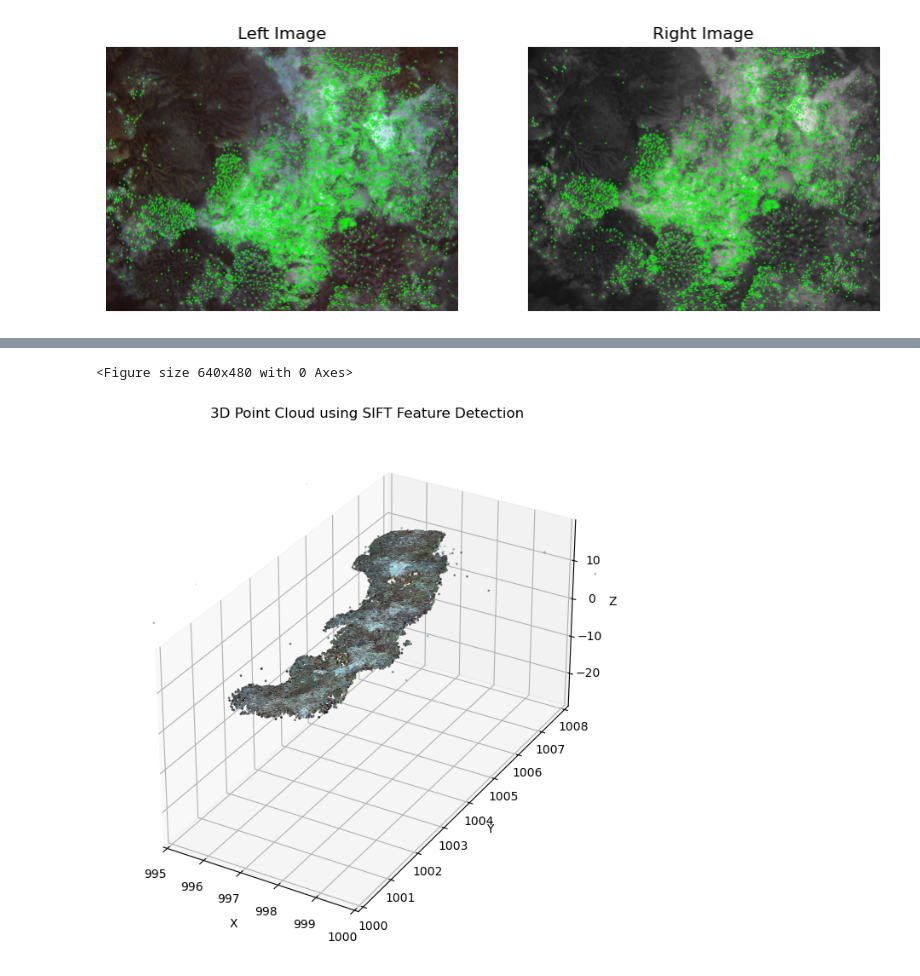
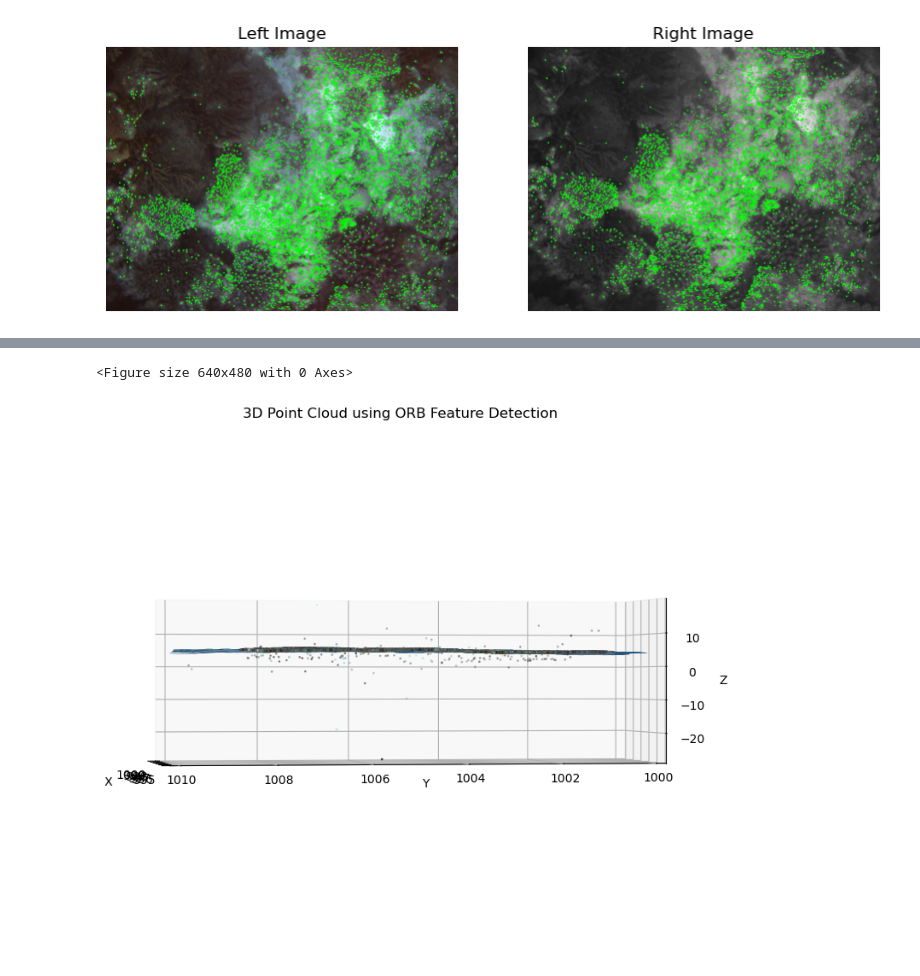
Before and after one commit to AmelineA2003/AMME5710, a Jupyter notebook: Assignments/A2/Question_1/Q1_A2.ipynb, the cells around one changed output, grey strips where cells are left out. Drawn from its saved outputs; the diff is of its cells as text; code cells hidden in the pictures.

```diff
--- a/Assignments/A2/Question_1/Q1_A2.ipynb
+++ b/Assignments/A2/Question_1/Q1_A2.ipynb
@@ -313,20 +314,20 @@ Found 4612 inlier correspondances
 # %%
 # Run feature detector on all stereo image pairs
 
-all_left_points = []
-all_right_points =[]
+# all_left_points = []
+# all_right_points =[]
 
-for i in range(len(left_imgs)):
-    im_left = left_imgs[i]
-    im_right = right_imgs[i]
-    left_points, right_points = SIFT_feature_match(im_left, im_right)
+# for i in range(len(left_imgs)):
+#     im_left = left_imgs[i]
+#     im_right = right_imgs[i]
+#     left_points, right_points = SIFT_feature_match(im_left, im_right)
 
-    all_left_points.append(left_points)
-    all_right_points.append(right_points)
+#     all_left_points.append(left_points)
+#     all_right_points.append(right_points)
 
 
-all_right_points = np.array(np.vstack(all_right_points))
-all_left_points = np.array(np.vstack(all_left_points))
+# all_right_points = np.array(np.vstack(all_right_points))
+# all_left_points = np.array(np.vstack(all_left_points))
 # %%
 ############################################ GENERATE 3D MAP USING ORB FEATURE DETECTION #################################################
 
@@ -366,37 +367,41 @@ for i in range(len(left_imgs)):
     points_3D = points_3D[:3,:]
 
 
     # Transform into world coordinates
     R_wc = R_camera[:, :, i]
     t_wc = t_camera[:, i]
 
     R_cw = R_wc.T
     t_cw = -R_cw @ t_wc.reshape(3, 1)
 
     points_world = (R_cw @ points_3D + t_cw).T
     world_points.append(points_world)
 
 pixel_colours = np.array(np.vstack(pixel_colours))
 world_points = np.array(np.vstack(world_points))
 
 
 # Generating 3D terrain map
 fig = plt.figure()
 fig = plt.figure(figsize=(12, 8))
 ax = fig.add_subplot(111, projection='3d')
+
+X, Y = np.meshgrid(terrain_data['X'], terrain_data['Y'])
+surf = ax.plot_surface(X, Y, -terrain_data['height_grid'], rstride=5, cstride=5)
 ax.scatter(world_points[:, 0], world_points[:, 1], world_points[:, 2], s=1, c=pixel_colours/255.0)
 ax.set_xlabel("X")
 ax.set_ylabel("Y")
 ax.set_zlabel("Z")
-ax.set_box_aspect([1, 2, 1])
+ax.set_box_aspect([1, 3, 1])
+ax.view_init(elev=0, azim=170)
 ax.set_xlim([995, 1000])
-ax.set_ylim([1000, 1008])
+ax.set_ylim([1000, 1010])
 # ax.set_zlim([-5, 6])
-ax.set_title("3D Point Cloud using SIFT Feature Detection")
+ax.set_title("3D Point Cloud using ORB Feature Detection")
 plt.show()
 # %% [output]
 <Figure size 640x480 with 0 Axes>
-[figure, old version]
+[figure, new version]
 # %%
 ############################################ GENERATE 3D MAP USING ORB FEATURE DETECTION #################################################
 
```
Also changed, not shown: parts of 7 cells of this notebook, 1 other file.
